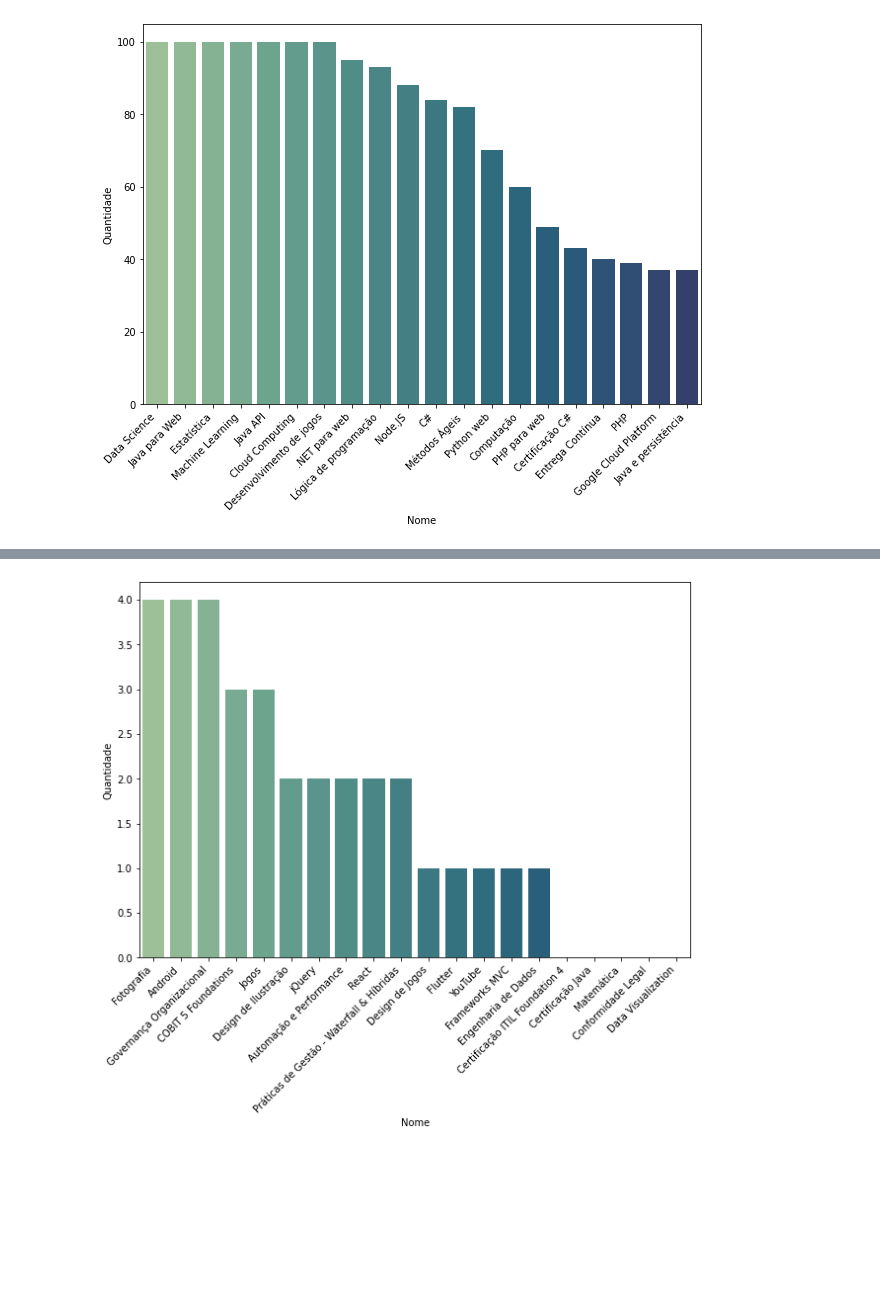
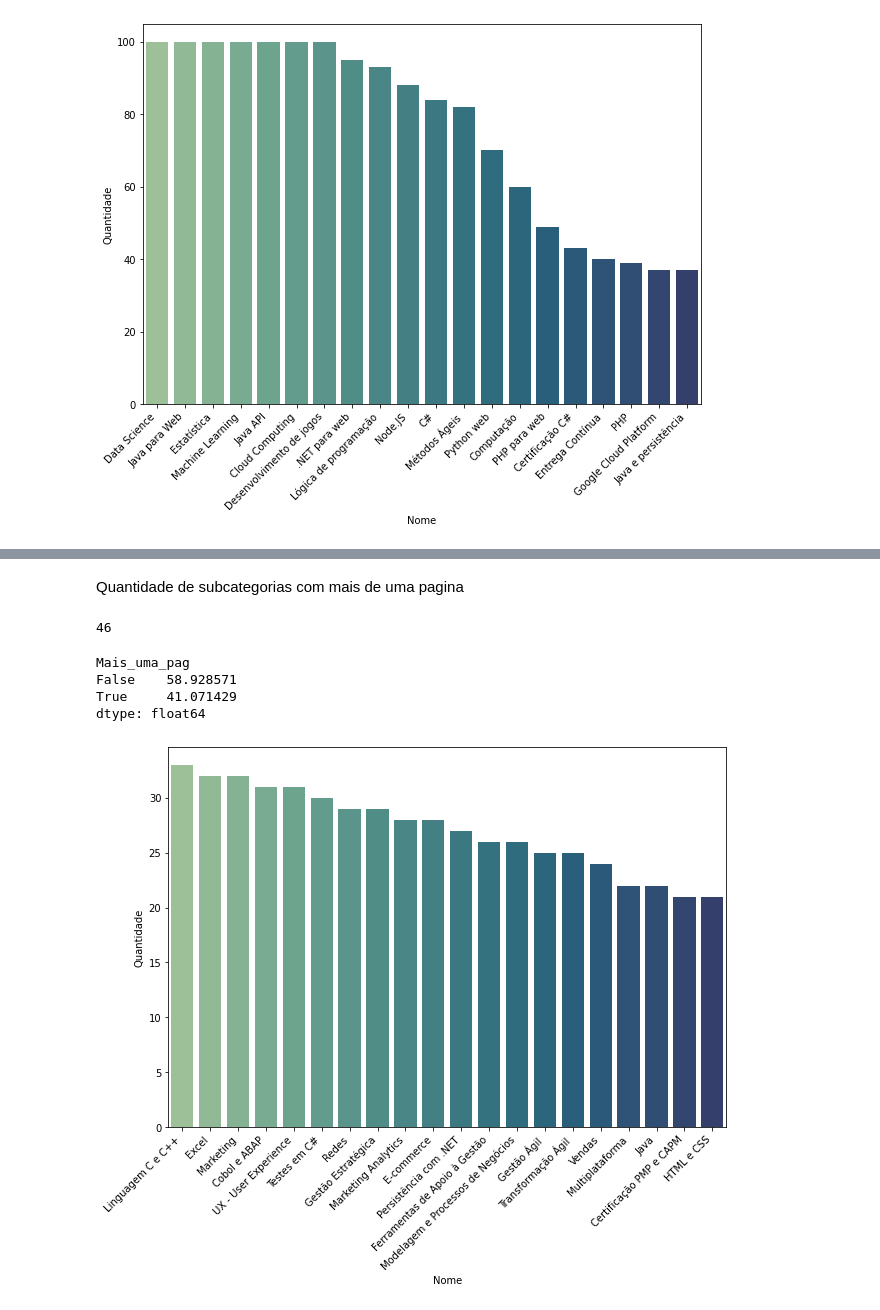
Before and after one commit to IgorNascAlves/scrapping_forum, a Jupyter notebook: analise_dados.ipynb, the cells around one changed output, grey strips where cells are left out. Cells and saved outputs as stored; diff of their text form; code cells hidden in the pictures; blank space fills up the shorter version.

Commit message:
Analisando apenas as subcategorias que tem mais de uma pagina

```diff
--- a/analise_dados.ipynb
+++ b/analise_dados.ipynb
@@ -61,6 +81,21 @@ _ = plt.xticks(rotation=45, ha='right')
+# %% [markdown]
+Quantidade de subcategorias com mais de uma pagina
+# %%
+df.query('Quantidade > 20')['Quantidade'].count()
+# %% [output]
+46
+# %%
+df["Mais_uma_pag"] = [True if row > 20 else False for row in df['Quantidade']]
+# %%
+df.value_counts("Mais_uma_pag", normalize=True)*100
+# %% [output]
+Mais_uma_pag
+False    58.928571
+True     41.071429
+dtype: float64
 # %%
 plt.figure(figsize=(10,7))
-ax = sns.barplot(x="Nome", y="Quantidade", data=df.sort_values("Quantidade", ascending=False).tail(20), palette='crest')
+ax = sns.barplot(x="Nome", y="Quantidade", data=df.query("Mais_uma_pag == True").sort_values("Quantidade", ascending=False).tail(20), palette='crest')
 _ = plt.xticks(rotation=45, ha='right')
 # %% [output]
-[figure, old version]
+[figure, new version]
```
Also changed, not shown: parts of 2 cells of this notebook.
